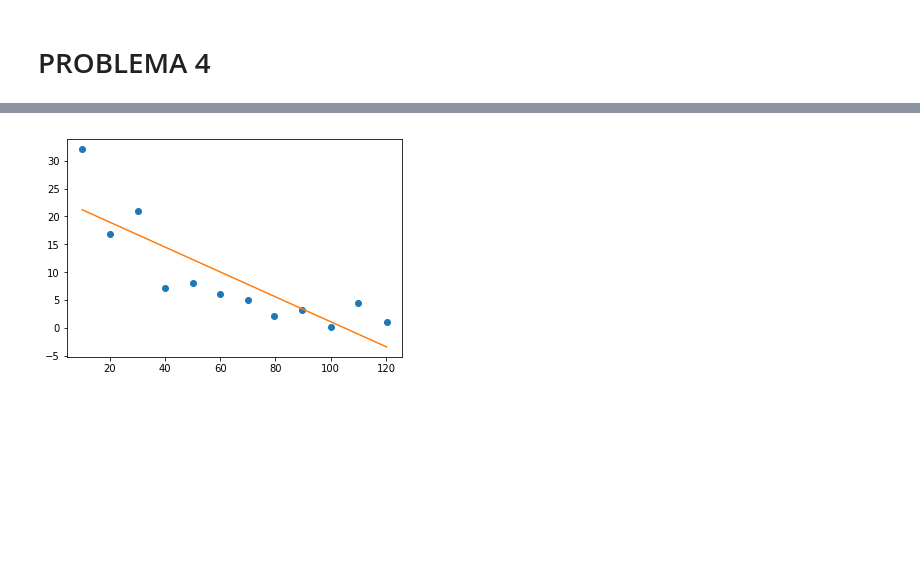
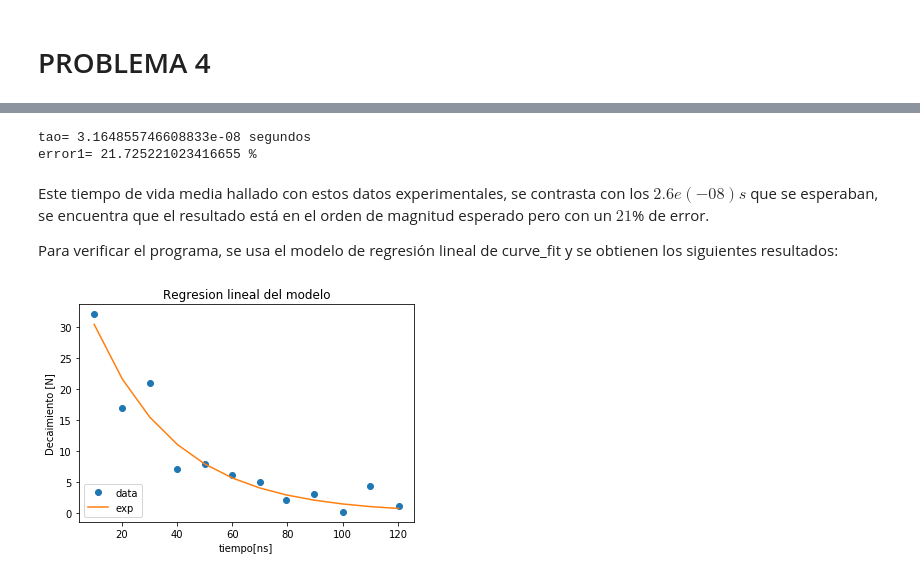
Before and after one commit to fiscompunipamplona/exam-2-gonzalo-mejia, a Jupyter notebook: parcial2. ejer.7.6-4.ipynb, the cells around one changed output, grey strips where cells are left out. Saved outputs shown, nothing was run; the diff lists cells and outputs as text; code cells hidden in the pictures; blank space fills up the shorter version.

Commit message:
parcial segundo corte

```diff
--- a/parcial2. ejer.7.6-4.ipynb
+++ b/parcial2. ejer.7.6-4.ipynb
@@ -68,2 +142,19 @@ plt.show()
+# %%
+tao=-(1/a)*1e-9
+print("tao=",tao,"segundos")
+
+
+Tteo= 2.6*1e-8
+
+Er= abs((Tteo-tao)/Tteo)*100
+print("error1=",Er,"%")
+# %% [output]
+tao= 3.164855746608833e-08 segundos
+error1= 21.725221023416655 %
+# %% [markdown]
+Este tiempo de vida media hallado con estos datos experimentales, se contrasta con los $2.6e(-08)s$ que se esperaban, se encuentra que el resultado está en el orden de magnitud esperado pero con un $21$% de error.
+
+
+Para verificar el programa, se usa el modelo de regresión lineal de curve_fit y se obtienen los siguientes resultados:
 # %%
 from scipy.optimize import curve_fit
@@ -75,6 +162,15 @@ popt, pcov = curve_fit(f_line, t, N)
-# %%
-plt.plot(t, N, 'o')
-plt.plot(t, f_line(t, *popt), '-')
-plt.show()
-# %% [output]
-[figure, removed]
+# %%
+def f_exp(x, m, n):
+    return n*npexp(m*x)
+
+popt, pcov = curve_fit(f_exp, data[:,0], data[:,1],[0,0])
+# %%
+plt.plot(data[:,0], data[:,1], 'o', label="data")
+plt.plot(data[:,0], f_exp(data[:,0], *popt), label="exp")
+legend(loc='lower left')
+plt.ylabel('Decaimiento [N]')
+plt.title('Regresion lineal del modelo')
+plt.xlabel('tiempo[ns]')
+plt.show()
+# %% [output]
+[figure, added]
```
Also changed, not shown: parts of 33 cells of this notebook, 8 other files.
